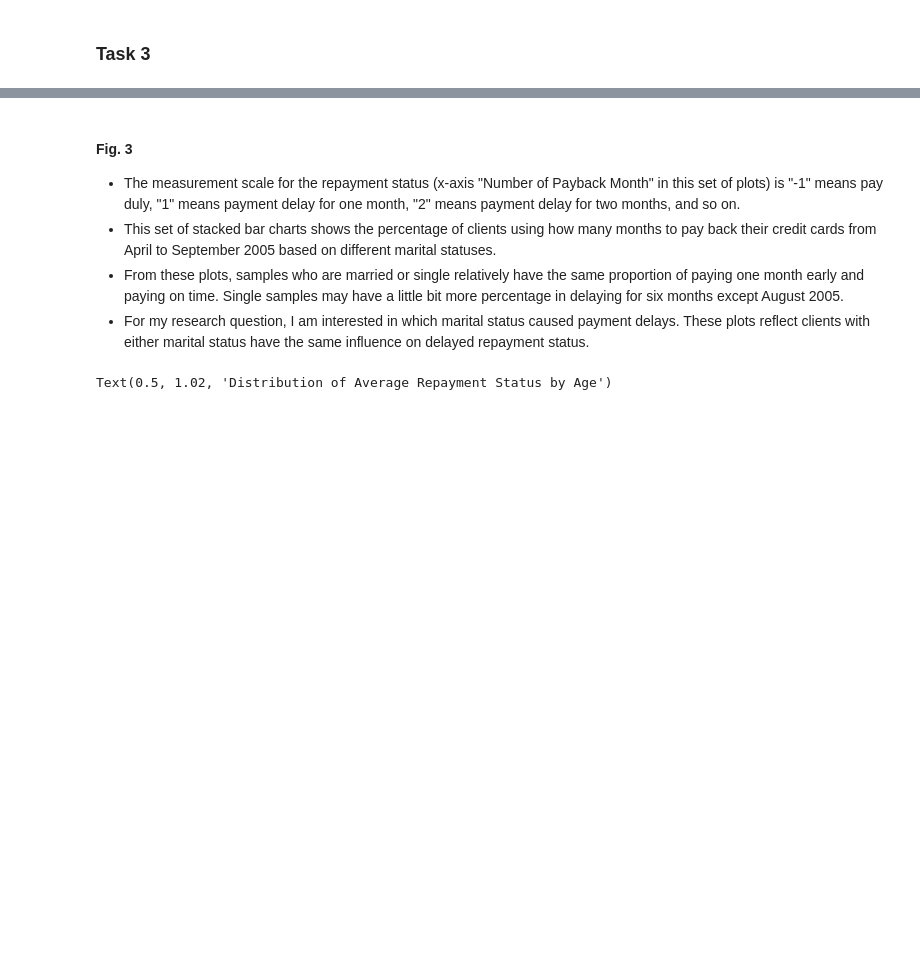
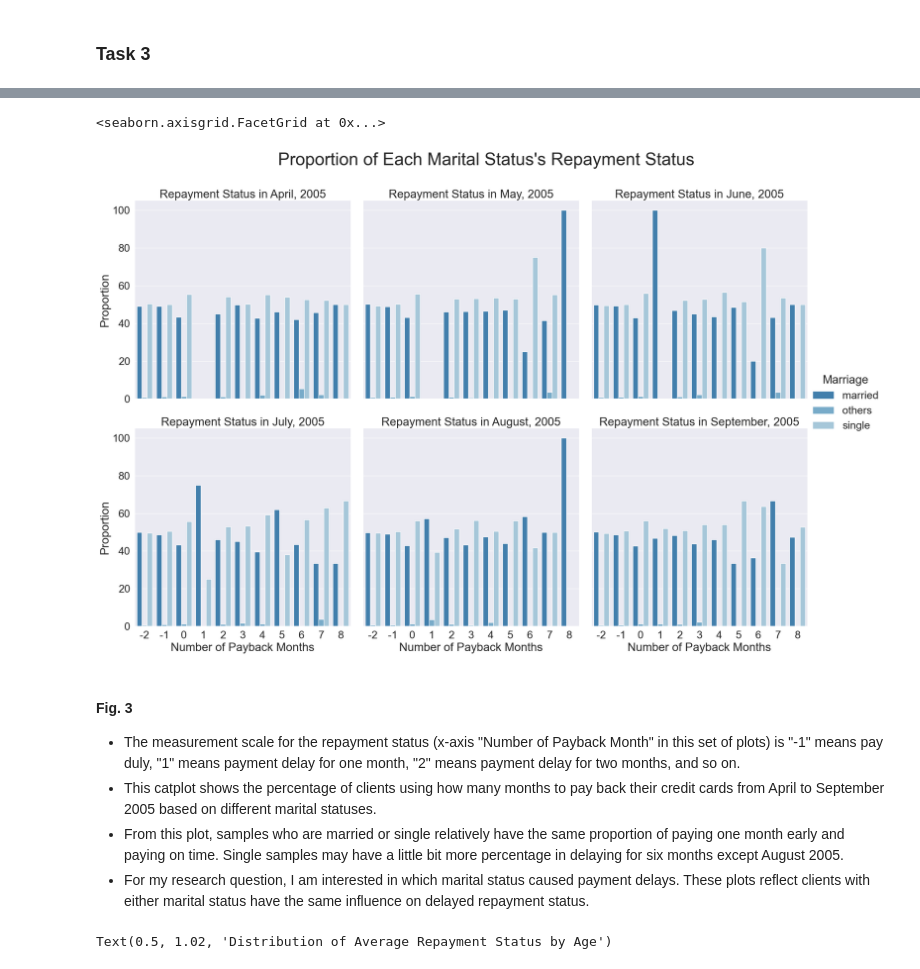
Before and after one commit to ubco-W2022T2-data301/project-group-group27, a Jupyter notebook: analysis/analysis_Remy.ipynb, the cells around one changed output, grey strips where cells are left out. Saved outputs shown, nothing was run; the diff lists cells and outputs as text; code cells hidden in the pictures; blank space fills up the shorter version.

```diff
--- a/analysis/analysis_Remy.ipynb
+++ b/analysis/analysis_Remy.ipynb
@@ -1300,0 +1241,12 @@ plt.show()
+# %%
+# Reshape dataframe to a more reasonable one to make plot.
+p13=pd.melt(pdf13(), id_vars =['Marriage','Count','Percentage'], value_vars =['Repayment_Status_April,2005'])
+p14=pd.melt(pdf14(), id_vars =['Marriage','Count','Percentage'], value_vars =['Repayment_Status_May,2005'])
+p15=pd.melt(pdf15(), id_vars =['Marriage','Count','Percentage'], value_vars =['Repayment_Status_June,2005'])
+p16=pd.melt(pdf16(), id_vars =['Marriage','Count','Percentage'], value_vars =['Repayment_Status_July,2005'])
+p17=pd.melt(pdf17(), id_vars =['Marriage','Count','Percentage'], value_vars =['Repayment_Status_August,2005'])
+p18=pd.melt(pdf18(), id_vars =['Marriage','Count','Percentage'], value_vars =['Repayment_Status_September,2005'])
+set3=pd.concat([p13,p14,p15,p16,p17,p18]).reset_index(drop=True)
+set3=set3.rename(columns={"variable":"Month","value":"Repayment_Status"})
+set3["Month"] =set3["Month"].map({"Repayment_Status_April,2005": "April", "Repayment_Status_May,2005": "May","Repayment_Status_June,2005":"June","Repayment_Status_July,2005":"July","Repayment_Status_August,2005":"August","Repayment_Status_September,2005": "September"})
+set3
@@ -1301,8 +1267,19 @@ plt.show()
+# %%
+# Create one catplot for showing the percentage of each marital status's repayment status in each month.
+sns.set(style='darkgrid',font_scale=2)
+plot_set3=sns.catplot(x='Repayment_Status',y='Percentage',hue='Marriage',col = 'Month',col_wrap=3,
+            data=set3, kind='bar', height=7,aspect=1,palette='tab20c',width=0.8)
+plot_set3.fig.suptitle("Proportion of Each Marital Status's Repayment Status",fontsize=36,y=1.05)
+plot_set3.set_axis_labels('Number of Payback Months', 'Proportion')
+plot_set3.set_titles('Repayment Status in {col_name}, 2005')
+# %% [output]
+<seaborn.axisgrid.FacetGrid at 0x...>
+[figure, added]
 # %% [markdown]
 #### Fig. 3
 - The measurement scale for the repayment status (x-axis "Number of Payback Month" in this set of plots) is "-1" means pay duly, "1" means payment delay for one month, "2" means payment delay for two months, and so on.
-- This set of stacked bar charts shows the percentage of clients using how many months to pay back their credit cards from April to September 2005 based on different marital statuses.
-- From these plots, samples who are married or single relatively have the same proportion of paying one month early and paying on time. Single samples may have a little bit more percentage in delaying for six months except August 2005.
+- This catplot shows the percentage of clients using how many months to pay back their credit cards from April to September 2005 based on different marital statuses.
+- From this plot, samples who are married or single relatively have the same proportion of paying one month early and paying on time. Single samples may have a little bit more percentage in delaying for six months except August 2005.
 - For my research question, I am interested in which marital status caused payment delays. These plots reflect clients with either marital status have the same influence on delayed repayment status.
 # %%
 dfp19=df9.groupby(['Age','Average_Repayment_Status']).size().to_frame().reset_index()
```
Also changed, not shown: parts of 10 cells of this notebook.
